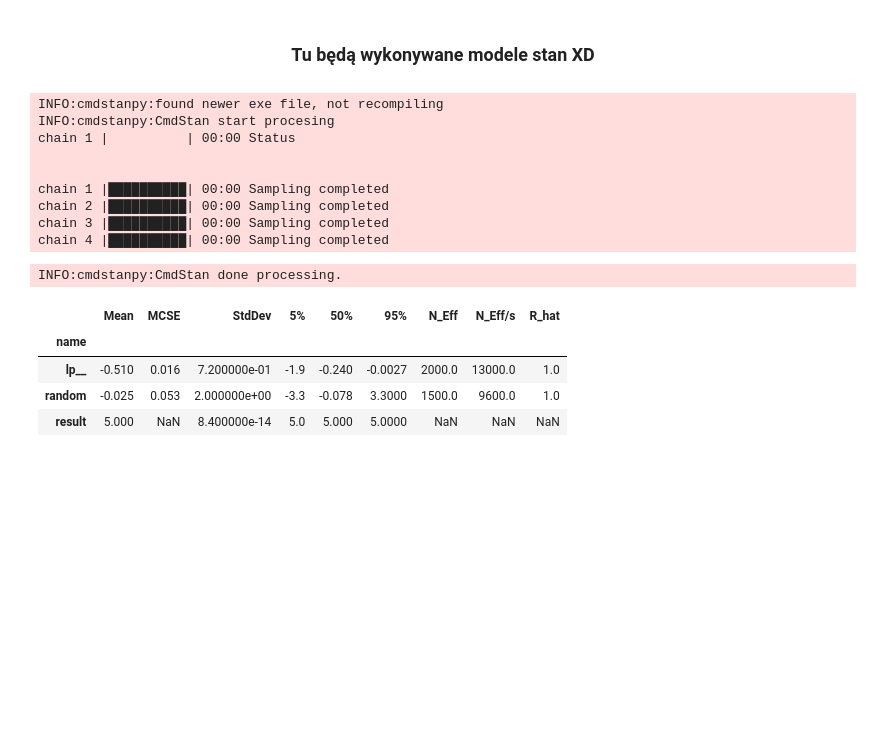
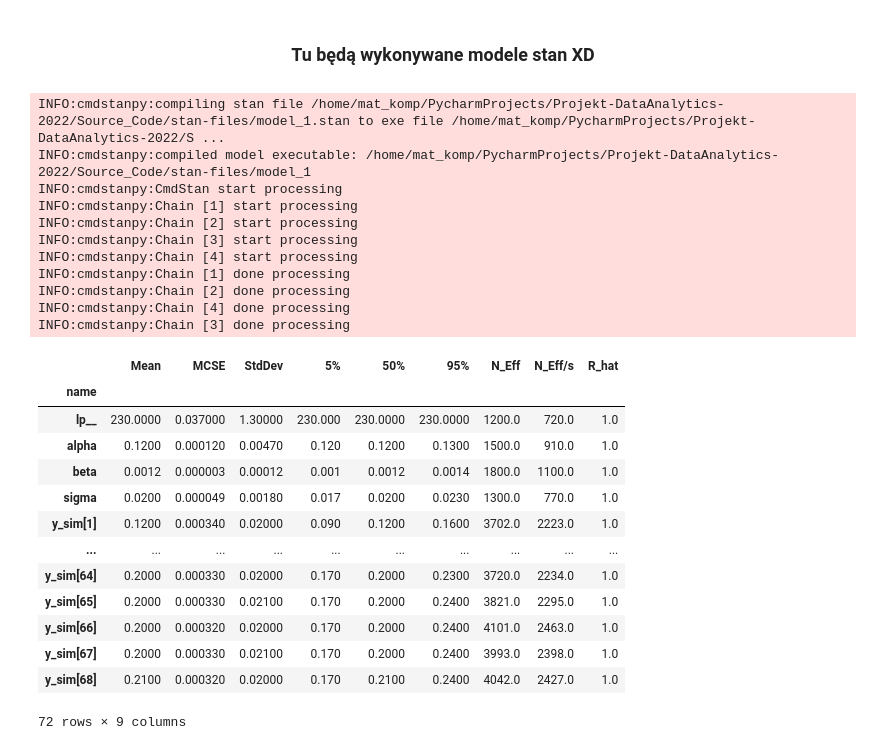
Before and after one commit to JTSawicki/Projekt-DataAnalytics-2022, a Jupyter notebook: Source_Code/Models.ipynb, the cells around one changed output. Drawn from its saved outputs; the diff is of its cells as text; code cells hidden in the pictures; blank space fills up the shorter version.

```diff
--- a/Source_Code/Models.ipynb
+++ b/Source_Code/Models.ipynb
@@ -19,23 +19,45 @@ from os.path import join as JoinPath
 from enum import Enum
 from typing import List
 from copy import deepcopy
+# %%
+electricity_household = pd.read_csv('electricity_household' + '.tsv',
+                                    sep='\t',header=0,)
+mean_list = list(electricity_household.mean())
+# %%
+x = list(range(len(mean_list)))
 # %%
 model_1_fit=CmdStanModel(stan_file=JoinPath('stan-files', 'model_1.stan'))
-fit=model_1_fit.sample(data=dict(N=20000), seed=28052020)
-fit.summary()
+fit_result = model_1_fit.sample(data=dict(
+    N=len(mean_list),
+    x=x,
+    y=mean_list
+), seed=2137)
 # %% [output]
-INFO:cmdstanpy:found newer exe file, not recompiling
-INFO:cmdstanpy:CmdStan start procesing
-chain 1 |          | 00:00 Status
-
-
-chain 1 |██████████| 00:00 Sampling completed
-chain 2 |██████████| 00:00 Sampling completed
-chain 3 |██████████| 00:00 Sampling completed
-chain 4 |██████████| 00:00 Sampling completed
+INFO:cmdstanpy:compiling stan file /home/mat_komp/PycharmProjects/Projekt-DataAnalytics-2022/Source_Code/stan-files/model_1.stan to exe file /home/mat_komp/PycharmProjects/Projekt-DataAnalytics-2022/S ...
+INFO:cmdstanpy:compiled model executable: /home/mat_komp/PycharmProjects/Projekt-DataAnalytics-2022/Source_Code/stan-files/model_1
+INFO:cmdstanpy:CmdStan start processing
+INFO:cmdstanpy:Chain [1] start processing
+INFO:cmdstanpy:Chain [2] start processing
+INFO:cmdstanpy:Chain [3] start processing
+INFO:cmdstanpy:Chain [4] start processing
+INFO:cmdstanpy:Chain [1] done processing
+INFO:cmdstanpy:Chain [2] done processing
+INFO:cmdstanpy:Chain [4] done processing
+INFO:cmdstanpy:Chain [3] done processing
-INFO:cmdstanpy:CmdStan done processing.
-|  | Mean | MCSE | StdDev | 5% | 50% | 95% | N_Eff | N_Eff/s | R_hat |
-| name |  |  |  |  |  |  |  |  |  |
-| lp__ | -0.510 | 0.016 | 7.200000e-01 | -1.9 | -0.240 | -0.0027 | 2000.0 | 13000.0 | 1.0 |
-| random | -0.025 | 0.053 | 2.000000e+00 | -3.3 | -0.078 | 3.3000 | 1500.0 | 9600.0 | 1.0 |
-| result | 5.000 | NaN | 8.400000e-14 | 5.0 | 5.000 | 5.0000 | NaN | NaN | NaN |
+# %%
+fit_result.summary()
+# %% [output]
+|  | Mean | MCSE | StdDev | 5% | 50% | 95% | N_Eff | N_Eff/s | R_hat |
+| name |  |  |  |  |  |  |  |  |  |
+| lp__ | 230.0000 | 0.037000 | 1.30000 | 230.000 | 230.0000 | 230.0000 | 1200.0 | 720.0 | 1.0 |
+| alpha | 0.1200 | 0.000120 | 0.00470 | 0.120 | 0.1200 | 0.1300 | 1500.0 | 910.0 | 1.0 |
+| beta | 0.0012 | 0.000003 | 0.00012 | 0.001 | 0.0012 | 0.0014 | 1800.0 | 1100.0 | 1.0 |
+| sigma | 0.0200 | 0.000049 | 0.00180 | 0.017 | 0.0200 | 0.0230 | 1300.0 | 770.0 | 1.0 |
+| y_sim[1] | 0.1200 | 0.000340 | 0.02000 | 0.090 | 0.1200 | 0.1600 | 3702.0 | 2223.0 | 1.0 |
+| ... | ... | ... | ... | ... | ... | ... | ... | ... | ... |
+| y_sim[64] | 0.2000 | 0.000330 | 0.02000 | 0.170 | 0.2000 | 0.2300 | 3720.0 | 2234.0 | 1.0 |
+| y_sim[65] | 0.2000 | 0.000330 | 0.02100 | 0.170 | 0.2000 | 0.2400 | 3821.0 | 2295.0 | 1.0 |
+| y_sim[66] | 0.2000 | 0.000320 | 0.02000 | 0.170 | 0.2000 | 0.2400 | 4101.0 | 2463.0 | 1.0 |
+| y_sim[67] | 0.2000 | 0.000330 | 0.02100 | 0.170 | 0.2000 | 0.2400 | 3993.0 | 2398.0 | 1.0 |
+| y_sim[68] | 0.2100 | 0.000320 | 0.02000 | 0.170 | 0.2100 | 0.2400 | 4042.0 | 2427.0 | 1.0 |
+72 rows × 9 columns
```
Also changed, not shown: parts of 4 cells of this notebook, 8 other files.
